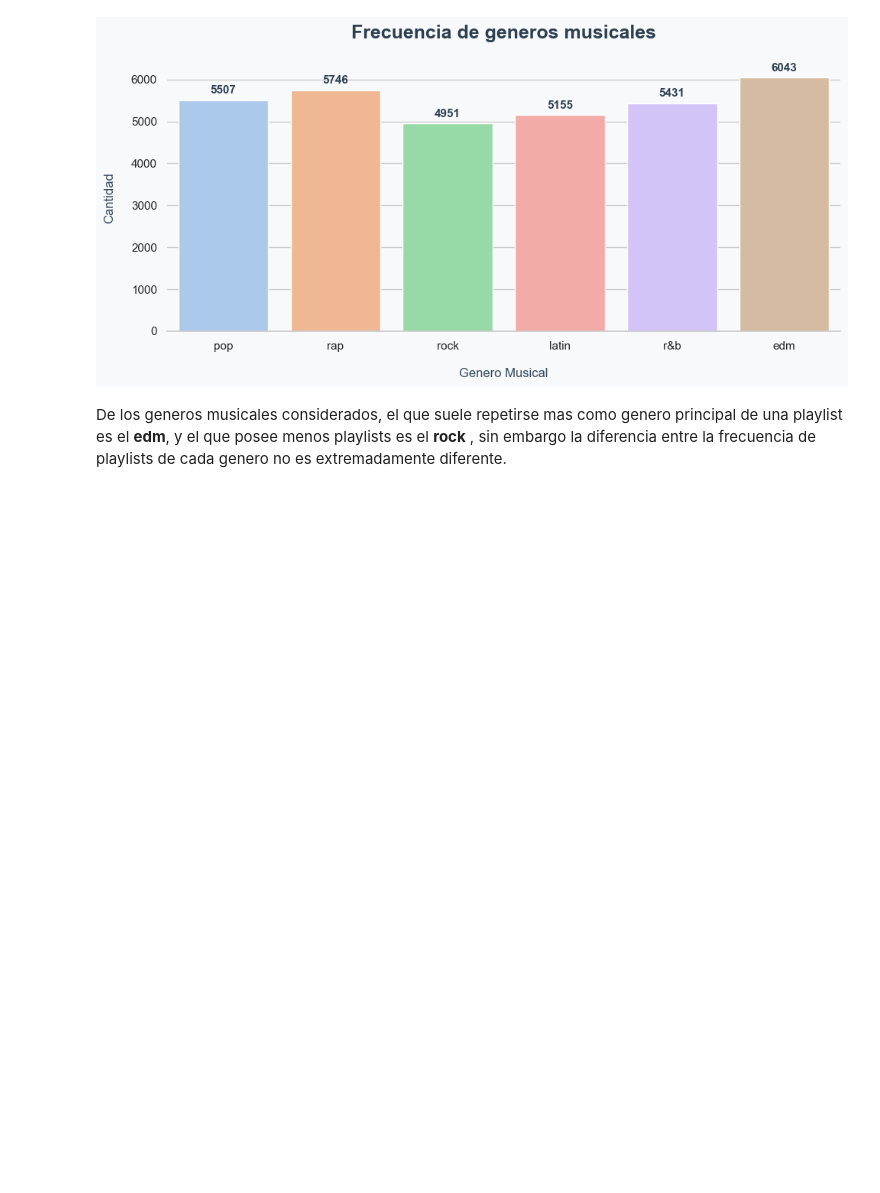
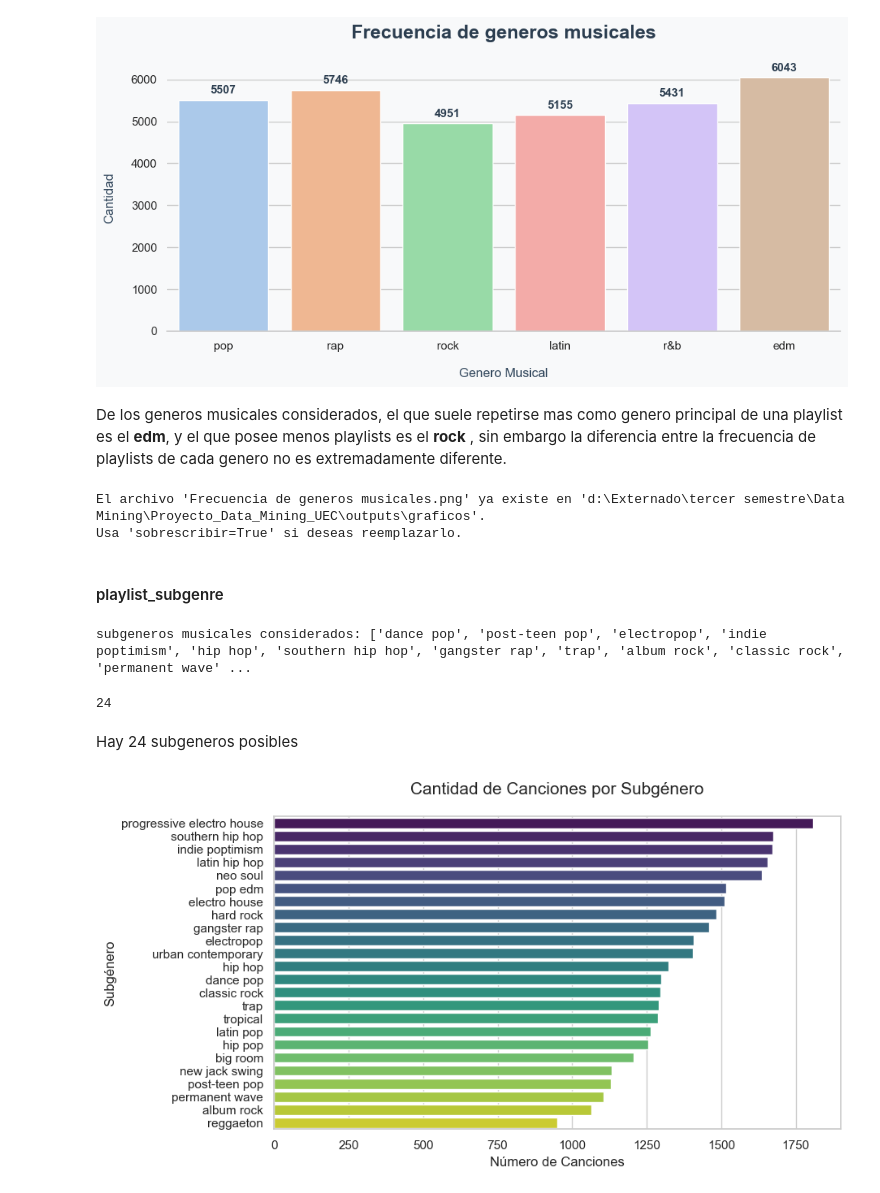
Before and after one commit to juanpablocarrillohortua/Proyecto_Data_Mining_UEC, a Jupyter notebook: notebooks/EDA_&_1st_part_notebook.ipynb, the cells around one changed output. Cells and saved outputs as stored; diff of their text form; code cells hidden in the pictures; blank space fills up the shorter version.

```diff
--- a/notebooks/EDA_&_1st_part_notebook.ipynb
+++ b/notebooks/EDA_&_1st_part_notebook.ipynb
@@ -251,3 +251,41 @@ graficas.barplot_discreto(df, "playlist_genre", titulo="Frecuencia de generos mu
 [figure]
 # %% [markdown]
 De los generos musicales considerados, el que suele repetirse mas como genero principal de una playlist es el **edm**, y el que posee menos playlists es el **rock** , sin embargo la diferencia entre la frecuencia de playlists de cada genero no es extremadamente diferente.
+# %%
+graficas.guardar_grafico('Frecuencia de generos musicales')
+# %% [output]
+El archivo 'Frecuencia de generos musicales.png' ya existe en 'd:\Externado\tercer semestre\Data Mining\Proyecto_Data_Mining_UEC\outputs\graficos'.
+Usa 'sobrescribir=True' si deseas reemplazarlo.
+# %% [markdown]
+#### playlist_subgenre
+# %%
+print(f"subgeneros musicales considerados: {list(df['playlist_subgenre'].unique())}")
+# %% [output]
+subgeneros musicales considerados: ['dance pop', 'post-teen pop', 'electropop', 'indie poptimism', 'hip hop', 'southern hip hop', 'gangster rap', 'trap', 'album rock', 'classic rock', 'permanent wave' ...
+# %%
+len(df['playlist_subgenre'].unique())
+# %% [output]
+24
+# %% [markdown]
+Hay 24 subgeneros posibles
+# %%
+
+conteo_generos = df['playlist_subgenre'].value_counts()
+
+plt.figure(figsize=(9, 5))
+
+sns.barplot(
+    x=conteo_generos.values,  # Los números (frecuencia)
+    y=conteo_generos.index,   # Los nombres de los subgéneros
+    palette='viridis',
+    hue=conteo_generos.index
+)
+
+
+plt.title('Cantidad de Canciones por Subgénero', fontsize=15, pad=20)
+plt.xlabel('Número de Canciones', fontsize=12)
+plt.ylabel('Subgénero', fontsize=12)
+
+plt.show()
+# %% [output]
+[figure, added]
```
Also changed, not shown: parts of 14 cells of this notebook, 4 other files.
